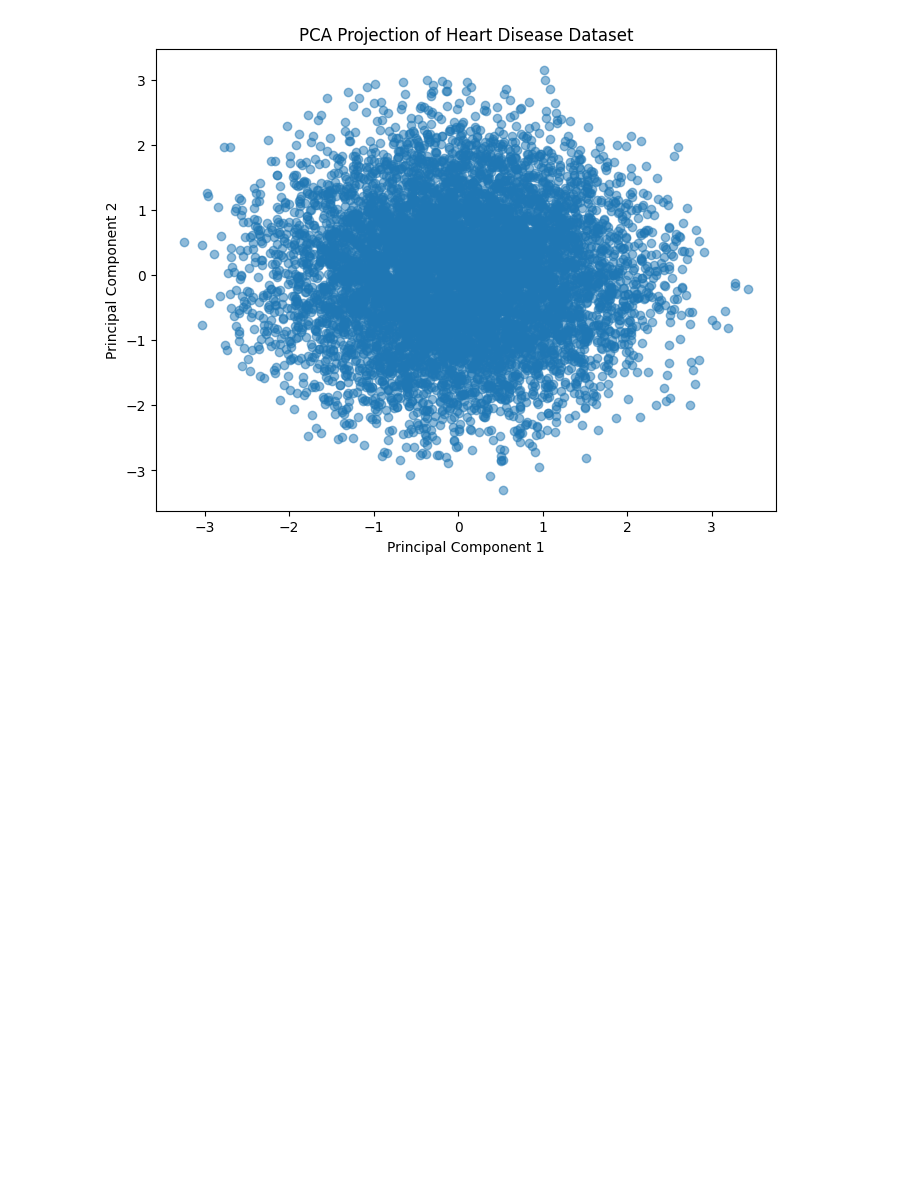
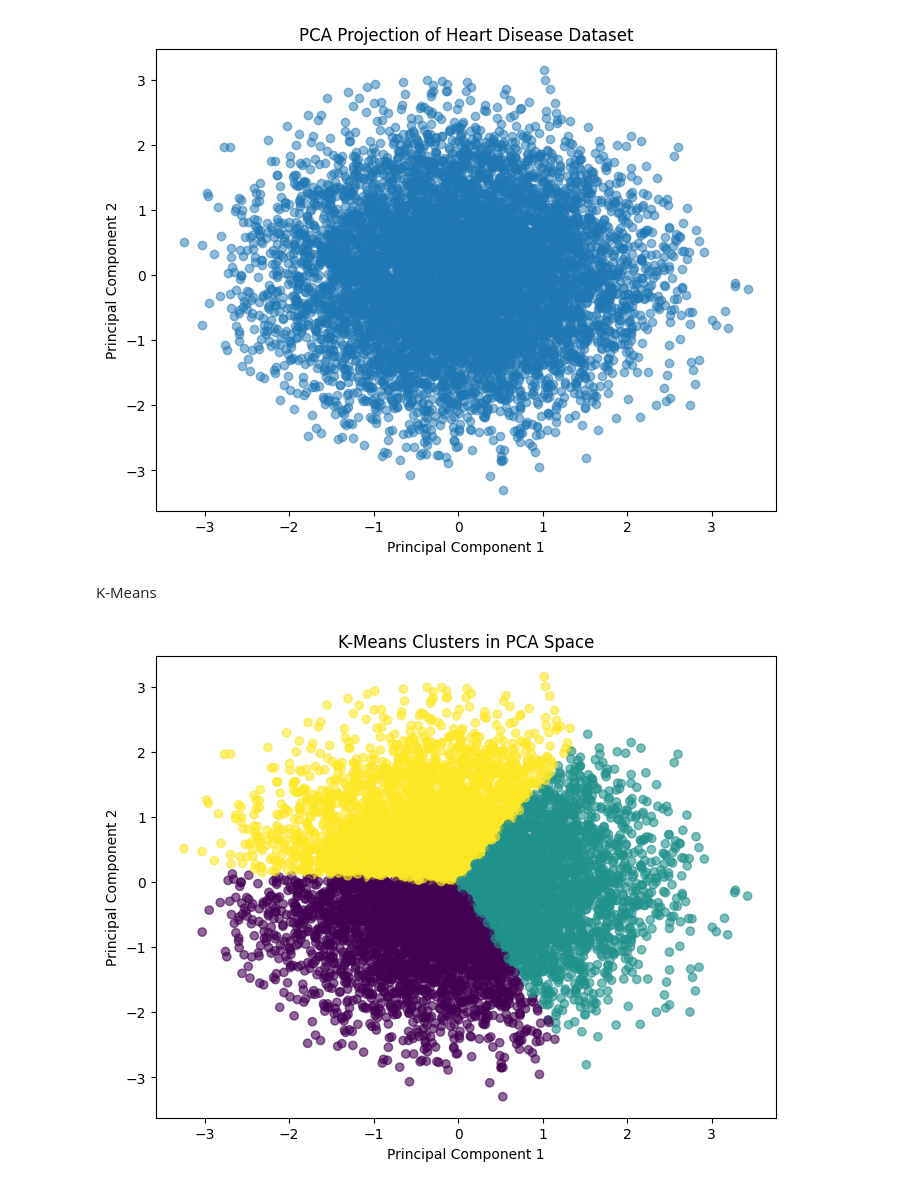
Before and after one commit to chrimapaul/Heart_Disease_Prediction_Group6, a Jupyter notebook: Group6_Capstone_Project.ipynb, the cells around one changed output. Saved outputs shown, nothing was run; the diff lists cells and outputs as text; code cells hidden in the pictures; blank space fills up the shorter version.

```diff
--- a/Group6_Capstone_Project.ipynb
+++ b/Group6_Capstone_Project.ipynb
@@ -1460,3 +1460,35 @@ plt.title(
 plt.show()
 # %% [output]
 [figure]
+# %% [markdown]
+K-Means
+# %%
+kmeans = KMeans(
+    n_clusters=3,
+    random_state=42,
+    n_init=10
+)
+
+clusters = kmeans.fit_predict(
+    X_pca
+)
+
+plt.figure(figsize=(8,6))
+
+plt.scatter(
+    X_pca[:, 0],
+    X_pca[:, 1],
+    c=clusters,
+    alpha=0.6
+)
+
+plt.xlabel("Principal Component 1")
+plt.ylabel("Principal Component 2")
+
+plt.title(
+    "K-Means Clusters in PCA Space"
+)
+
+plt.show()
+# %% [output]
+[figure, added]
```
Also changed, not shown: parts of 26 cells of this notebook.
